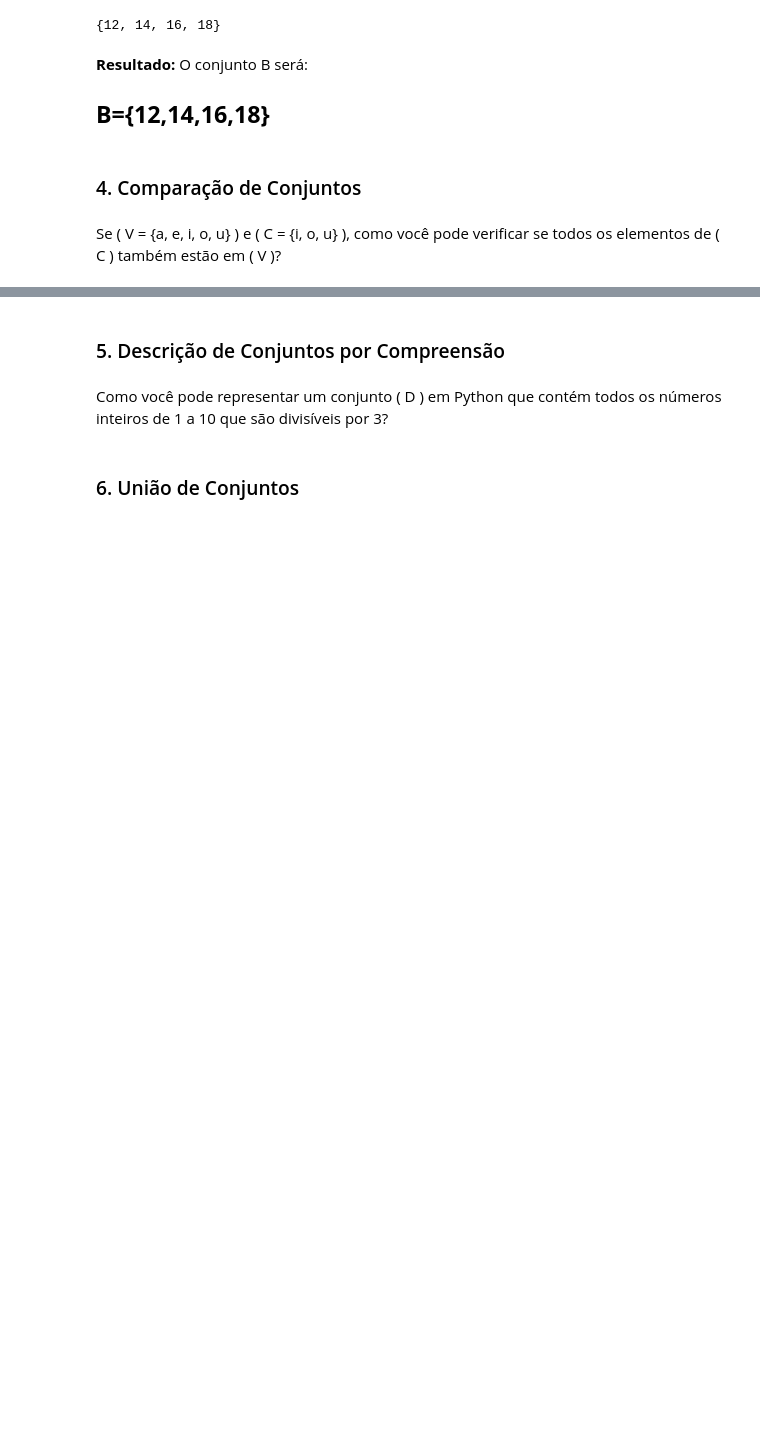
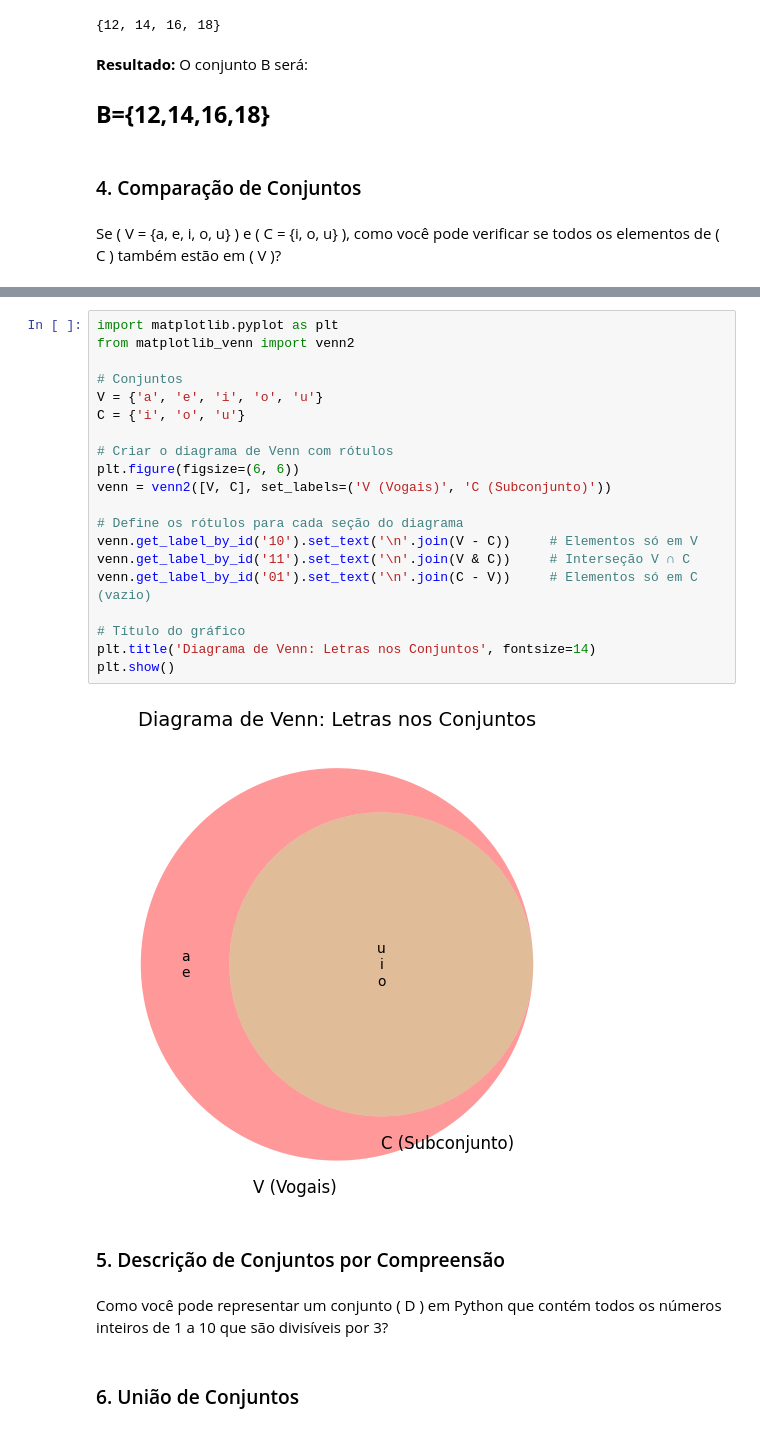
Before and after one commit to AndreMouraL/Elementos-de-matem-tica-discreta, a Jupyter notebook: Elementos_de_matematica_discreta_funcoes.ipynb, the cells around one changed output, grey strips where cells are left out. Drawn from its saved outputs; the diff is of its cells as text; blank space fills up the shorter version.

```diff
--- a/Elementos_de_matematica_discreta_funcoes.ipynb
+++ b/Elementos_de_matematica_discreta_funcoes.ipynb
@@ -161,3 +174,25 @@ Se \( V = \{a, e, i, o, u\} \) e \( C = \{i, o, u\} \), como você pode verifica
+# %%
+import matplotlib.pyplot as plt
+from matplotlib_venn import venn2
+
+# Conjuntos
+V = {'a', 'e', 'i', 'o', 'u'}
+C = {'i', 'o', 'u'}
+
+# Criar o diagrama de Venn com rótulos
+plt.figure(figsize=(6, 6))
+venn = venn2([V, C], set_labels=('V (Vogais)', 'C (Subconjunto)'))
+
+# Define os rótulos para cada seção do diagrama
+venn.get_label_by_id('10').set_text('\n'.join(V - C))     # Elementos só em V
+venn.get_label_by_id('11').set_text('\n'.join(V & C))     # Interseção V ∩ C
+venn.get_label_by_id('01').set_text('\n'.join(C - V))     # Elementos só em C (vazio)
+
+# Título do gráfico
+plt.title('Diagrama de Venn: Letras nos Conjuntos', fontsize=14)
+plt.show()
+# %% [output]
+[figure, added]
 # %% [markdown]
 ### 5. Descrição de Conjuntos por Compreensão
 # %% [markdown]
```
Also changed, not shown: parts of 2 cells of this notebook.
